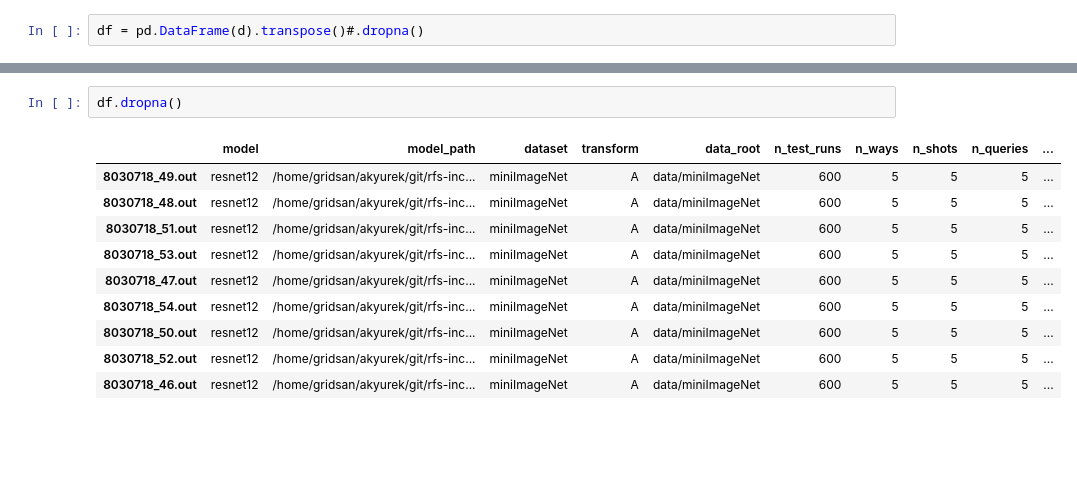
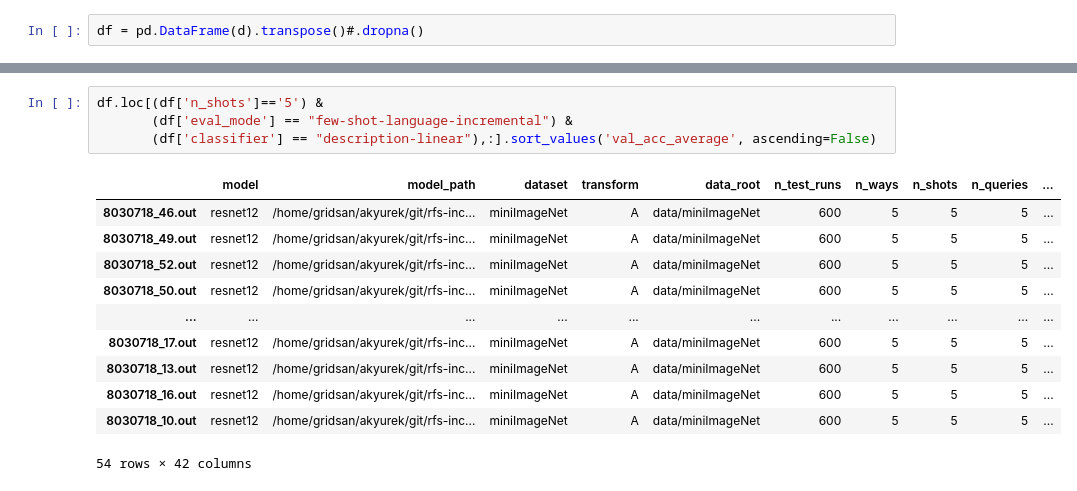
Before and after one commit to feyzaakyurek/subspace-reg, a Jupyter notebook: analyze_results.ipynb, the cells around one changed output, grey strips where cells are left out. Cells and saved outputs as stored; diff of their text form; blank space fills up the shorter version.

```diff
--- a/analyze_results.ipynb
+++ b/analyze_results.ipynb
@@ -96,13 +86,16 @@ Name: 7993636_3.out, dtype: object
-# %%
-df.dropna()
-# %% [output]
-|  | model | model_path | dataset | transform | data_root | n_test_runs | n_ways | n_shots | n_queries | ... |
-| 8030718_49.out | resnet12 | /home/gridsan/akyurek/git/rfs-inc... | miniImageNet | A | data/miniImageNet | 600 | 5 | 5 | 5 | ... |
-| 8030718_48.out | resnet12 | /home/gridsan/akyurek/git/rfs-inc... | miniImageNet | A | data/miniImageNet | 600 | 5 | 5 | 5 | ... |
-| 8030718_51.out | resnet12 | /home/gridsan/akyurek/git/rfs-inc... | miniImageNet | A | data/miniImageNet | 600 | 5 | 5 | 5 | ... |
-| 8030718_53.out | resnet12 | /home/gridsan/akyurek/git/rfs-inc... | miniImageNet | A | data/miniImageNet | 600 | 5 | 5 | 5 | ... |
-| 8030718_47.out | resnet12 | /home/gridsan/akyurek/git/rfs-inc... | miniImageNet | A | data/miniImageNet | 600 | 5 | 5 | 5 | ... |
-| 8030718_54.out | resnet12 | /home/gridsan/akyurek/git/rfs-inc... | miniImageNet | A | data/miniImageNet | 600 | 5 | 5 | 5 | ... |
-| 8030718_50.out | resnet12 | /home/gridsan/akyurek/git/rfs-inc... | miniImageNet | A | data/miniImageNet | 600 | 5 | 5 | 5 | ... |
-| 8030718_52.out | resnet12 | /home/gridsan/akyurek/git/rfs-inc... | miniImageNet | A | data/miniImageNet | 600 | 5 | 5 | 5 | ... |
-| 8030718_46.out | resnet12 | /home/gridsan/akyurek/git/rfs-inc... | miniImageNet | A | data/miniImageNet | 600 | 5 | 5 | 5 | ... |
+# %%
+df.loc[(df['n_shots']=='5') &
+       (df['eval_mode'] == "few-shot-language-incremental") &
+       (df['classifier'] == "description-linear"),:].sort_values('val_acc_average', ascending=False)
+# %% [output]
+|  | model | model_path | dataset | transform | data_root | n_test_runs | n_ways | n_shots | n_queries | ... |
+| 8030718_46.out | resnet12 | /home/gridsan/akyurek/git/rfs-inc... | miniImageNet | A | data/miniImageNet | 600 | 5 | 5 | 5 | ... |
+| 8030718_49.out | resnet12 | /home/gridsan/akyurek/git/rfs-inc... | miniImageNet | A | data/miniImageNet | 600 | 5 | 5 | 5 | ... |
+| 8030718_52.out | resnet12 | /home/gridsan/akyurek/git/rfs-inc... | miniImageNet | A | data/miniImageNet | 600 | 5 | 5 | 5 | ... |
+| 8030718_50.out | resnet12 | /home/gridsan/akyurek/git/rfs-inc... | miniImageNet | A | data/miniImageNet | 600 | 5 | 5 | 5 | ... |
+| ... | ... | ... | ... | ... | ... | ... | ... | ... | ... | ... |
+| 8030718_17.out | resnet12 | /home/gridsan/akyurek/git/rfs-inc... | miniImageNet | A | data/miniImageNet | 600 | 5 | 5 | 5 | ... |
+| 8030718_13.out | resnet12 | /home/gridsan/akyurek/git/rfs-inc... | miniImageNet | A | data/miniImageNet | 600 | 5 | 5 | 5 | ... |
+| 8030718_16.out | resnet12 | /home/gridsan/akyurek/git/rfs-inc... | miniImageNet | A | data/miniImageNet | 600 | 5 | 5 | 5 | ... |
+| 8030718_10.out | resnet12 | /home/gridsan/akyurek/git/rfs-inc... | miniImageNet | A | data/miniImageNet | 600 | 5 | 5 | 5 | ... |
+54 rows × 42 columns
```
Also changed, not shown: parts of 10 cells of this notebook.
